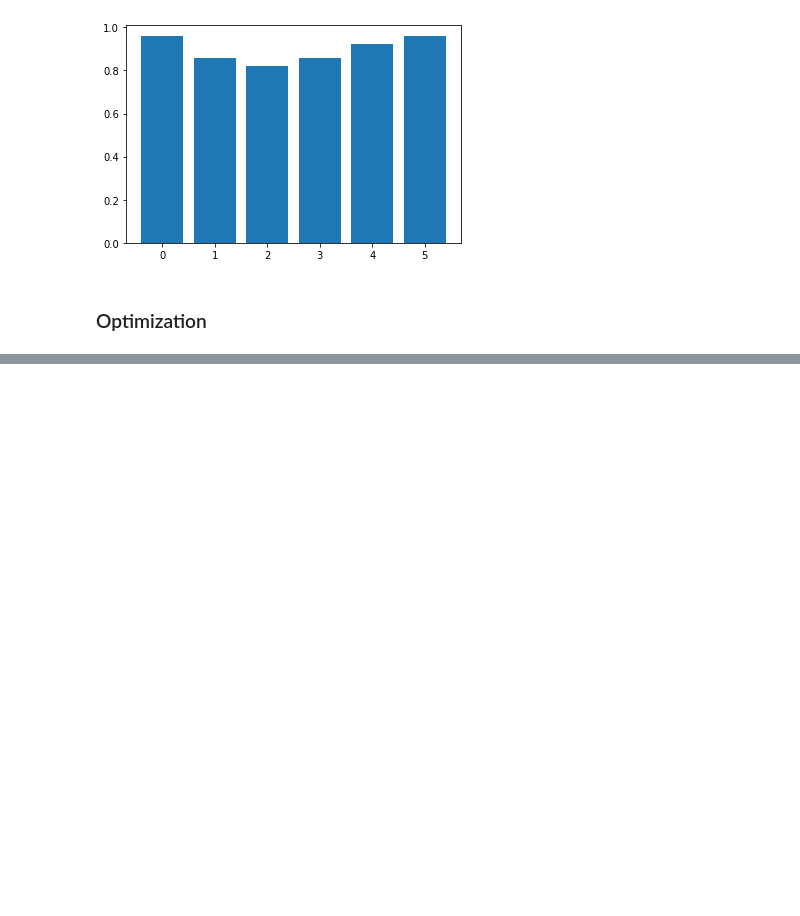
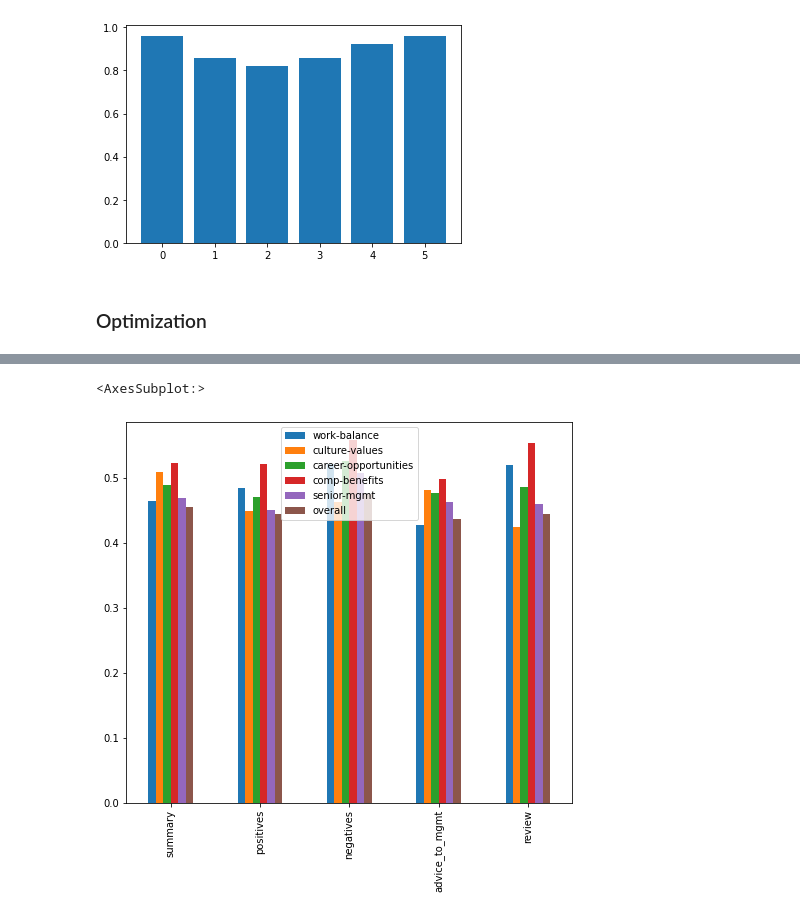
Before and after one commit to theresa-sporn/WorkforceSentimentMonitoring, a Jupyter notebook: notebooks/alvaro_model_prototype.ipynb, the cells around one changed output, grey strips where cells are left out. Cells and saved outputs as stored; diff of their text form; code cells hidden in the pictures; blank space fills up the shorter version.

```diff
--- a/notebooks/alvaro_model_prototype.ipynb
+++ b/notebooks/alvaro_model_prototype.ipynb
@@ -325,0 +395,7 @@ df.head()
+# %%
+score_cols = ['work-balance', 'culture-values', 'career-opportunities',
+              'comp-benefits', 'senior-mgmt', 'overall']
+feature_cols = ['summary', 'positives', 'negatives', 'advice_to_mgmt', 'review']
+# %%
+# holdout
+X_train, X_test, y_train, y_test = holdout(df, score_cols)
@@ -325,0 +443,26 @@ df.head()
+# %%
+df_tmp = X_test.copy()
+y_tmp = y_test.copy()
+scores_dic = {}
+feature_cols = ['summary', 'positives', 'negatives', 'advice_to_mgmt', 'review']
+for score in y_tmp.columns:
+    result_scores = {}
+    for feature in feature_cols:
+        vectorizer = TfidfVectorizer()
+        X = vectorizer.fit_transform(df_tmp[feature])
+        target = y_tmp[score]
+        model = MultinomialNB()
+        model.fit(X, target)
+        df_tmp[f'{feature}_{score}'] = model.predict(X)
+        result_scores[f'{feature}'] = model.score(X, target)
+
+    scores_dic[f'{score}'] = result_scores
+# %%
+scores_df = pd.DataFrame(scores_dic)
+# %%
+fig = plt.figure(figsize=(8, 7))
+ax = fig.add_subplot(1,1,1)
+scores_df.plot(kind='bar', ax=ax)
+# %% [output]
+<AxesSubplot:>
+[figure, added]
```
Also changed, not shown: parts of 16 cells of this notebook.
